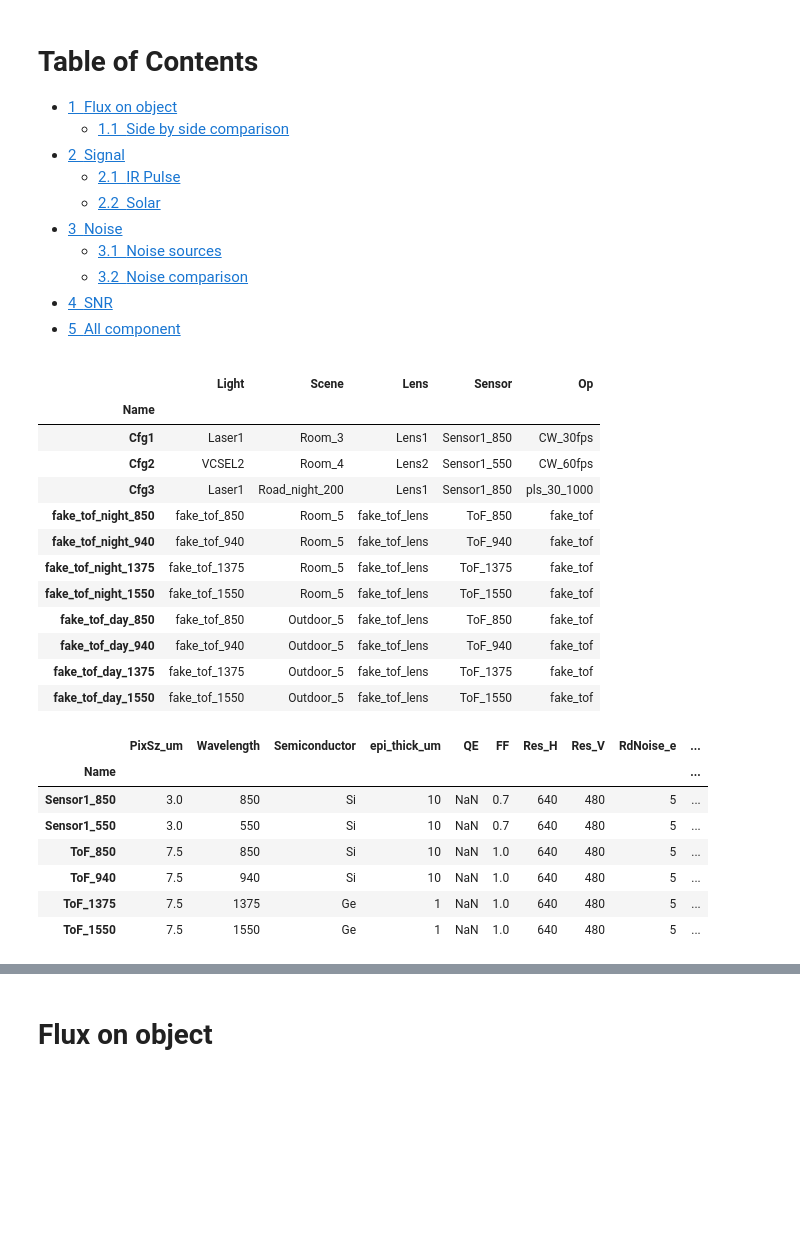
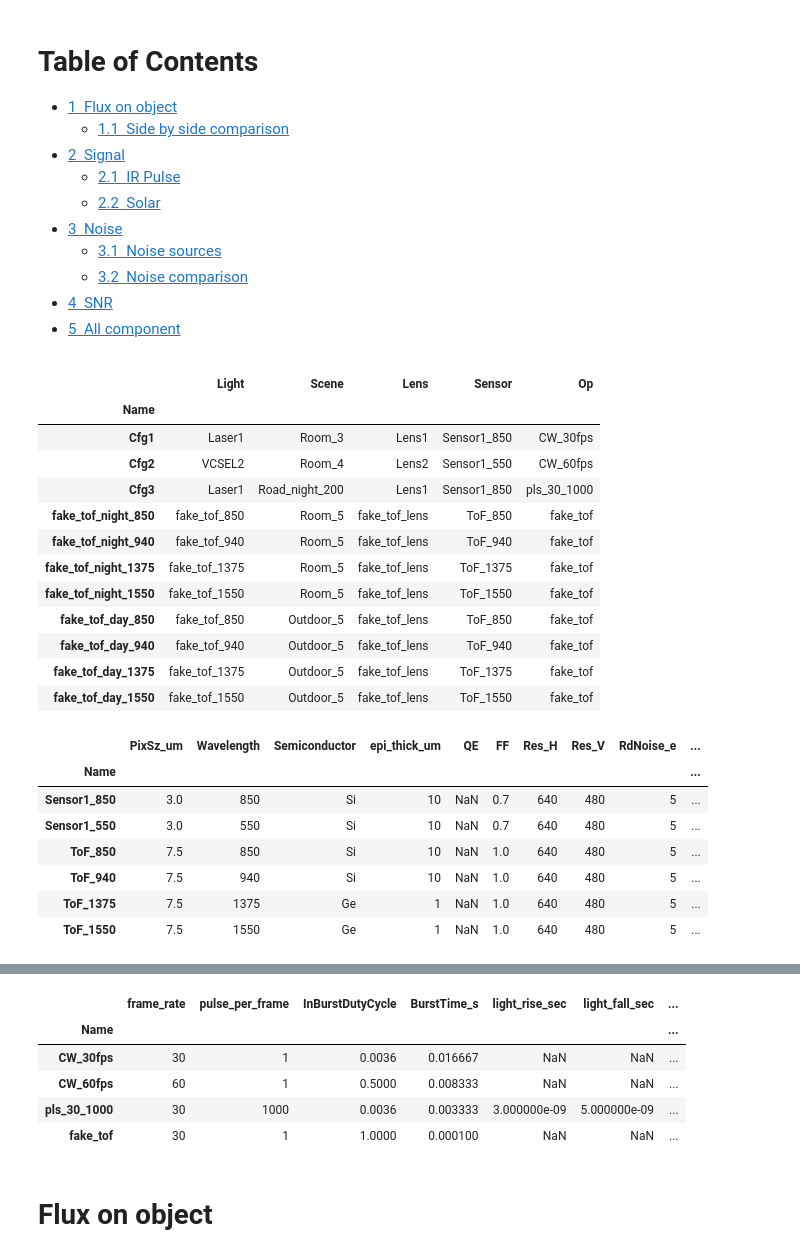
Before and after one commit to davidxcohen/imaging, a Jupyter notebook: examples/active_light_cw_photonics.ipynb, the cells around one changed output, grey strips where cells are left out. Cells and saved outputs as stored; diff of their text form; code cells hidden in the pictures; blank space fills up the shorter version.

```diff
--- a/examples/active_light_cw_photonics.ipynb
+++ b/examples/active_light_cw_photonics.ipynb
@@ -25,6 +25,7 @@ photonic = Photonic()
 display(HTML(photonic.config_.to_html()))
 display(HTML(photonic.sensor_.to_html()))
 display(HTML(photonic.light_.to_html()))
+display(HTML(photonic.op_.to_html()))
 # %% [output]
 |  | Light | Scene | Lens | Sensor | Op |
 | Name |  |  |  |  |  |
@@ -32,33 +33,39 @@ display(HTML(photonic.light_.to_html()))
 | Cfg2 | VCSEL2 | Room_4 | Lens2 | Sensor1_550 | CW_60fps |
 | Cfg3 | Laser1 | Road_night_200 | Lens1 | Sensor1_850 | pls_30_1000 |
 | fake_tof_night_850 | fake_tof_850 | Room_5 | fake_tof_lens | ToF_850 | fake_tof |
 | fake_tof_night_940 | fake_tof_940 | Room_5 | fake_tof_lens | ToF_940 | fake_tof |
 | fake_tof_night_1375 | fake_tof_1375 | Room_5 | fake_tof_lens | ToF_1375 | fake_tof |
 | fake_tof_night_1550 | fake_tof_1550 | Room_5 | fake_tof_lens | ToF_1550 | fake_tof |
 | fake_tof_day_850 | fake_tof_850 | Outdoor_5 | fake_tof_lens | ToF_850 | fake_tof |
 | fake_tof_day_940 | fake_tof_940 | Outdoor_5 | fake_tof_lens | ToF_940 | fake_tof |
 | fake_tof_day_1375 | fake_tof_1375 | Outdoor_5 | fake_tof_lens | ToF_1375 | fake_tof |
 | fake_tof_day_1550 | fake_tof_1550 | Outdoor_5 | fake_tof_lens | ToF_1550 | fake_tof |
 |  | PixSz_um | Wavelength | Semiconductor | epi_thick_um | QE | FF | Res_H | Res_V | RdNoise_e | ... |
 | Name |  |  |  |  |  |  |  |  |  | ... |
 | Sensor1_850 | 3.0 | 850 | Si | 10 | NaN | 0.7 | 640 | 480 | 5 | ... |
 | Sensor1_550 | 3.0 | 550 | Si | 10 | NaN | 0.7 | 640 | 480 | 5 | ... |
 | ToF_850 | 7.5 | 850 | Si | 10 | NaN | 1.0 | 640 | 480 | 5 | ... |
 | ToF_940 | 7.5 | 940 | Si | 10 | NaN | 1.0 | 640 | 480 | 5 | ... |
 | ToF_1375 | 7.5 | 1375 | Ge | 1 | NaN | 1.0 | 640 | 480 | 5 | ... |
 | ToF_1550 | 7.5 | 1550 | Ge | 1 | NaN | 1.0 | 640 | 480 | 5 | ... |
 |  | PeakPower_W | WaveLength_nm | Transmission | Hfov_deg | Vfov_deg | Number_units | Voltage_V | Current_A | ... |
 | Name |  |  |  |  |  |  |  |  | ... |
 | Laser1 | 20.0 | 850 | 0.95 | 60 | 60 | 1 | NaN | NaN | ... |
 | VCSEL2 | 10.0 | 940 | 0.95 | 60 | 60 | 1 | NaN | NaN | ... |
 | L1550G1 | 2.1 | 1550 | 0.95 | 40 | 20 | 4 | 1.9 | 6.000000 | ... |
 | MCM-105 | 20.0 | 1550 | 0.95 | 40 | 20 | 1 | 10.7 | 9.090909 | ... |
 | VCSEL_940_ii_vi | 4.0 | 940 | 0.95 | 40 | 20 | 1 | 2.0 | 6.000000 | ... |
 | MCM-124 | 28.0 | 1375 | 0.95 | 40 | 20 | 1 | 11.5 | 12.500000 | ... |
 | fake_tof_850 | 25.0 | 850 | 0.95 | 70 | 60 | 2 | NaN | NaN | ... |
 | fake_tof_940 | 19.0 | 940 | 0.95 | 70 | 60 | 2 | NaN | NaN | ... |
 | fake_tof_1375 | 11.0 | 1375 | 0.95 | 70 | 60 | 2 | NaN | NaN | ... |
 | fake_tof_1550 | 9.5 | 1550 | 0.95 | 70 | 60 | 2 | NaN | NaN | ... |
+|  | frame_rate | pulse_per_frame | InBurstDutyCycle | BurstTime_s | light_rise_sec | light_fall_sec | ... |
+| Name |  |  |  |  |  |  | ... |
+| CW_30fps | 30 | 1 | 0.0036 | 0.016667 | NaN | NaN | ... |
+| CW_60fps | 60 | 1 | 0.5000 | 0.008333 | NaN | NaN | ... |
+| pls_30_1000 | 30 | 1000 | 0.0036 | 0.003333 | 3.000000e-09 | 5.000000e-09 | ... |
+| fake_tof | 30 | 1 | 1.0000 | 0.000100 | NaN | NaN | ... |
 # %% [markdown]
 # Flux on object
 # %% [markdown]
```
Also changed, not shown: 4 other files.
